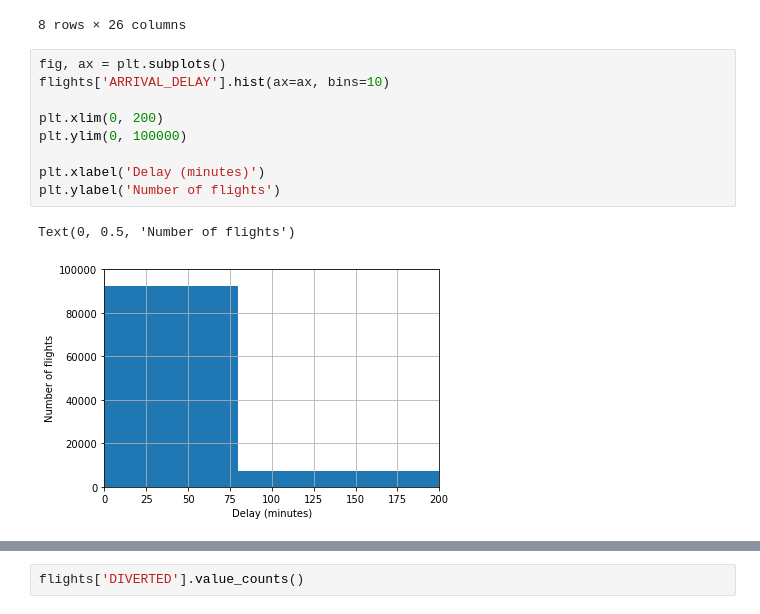
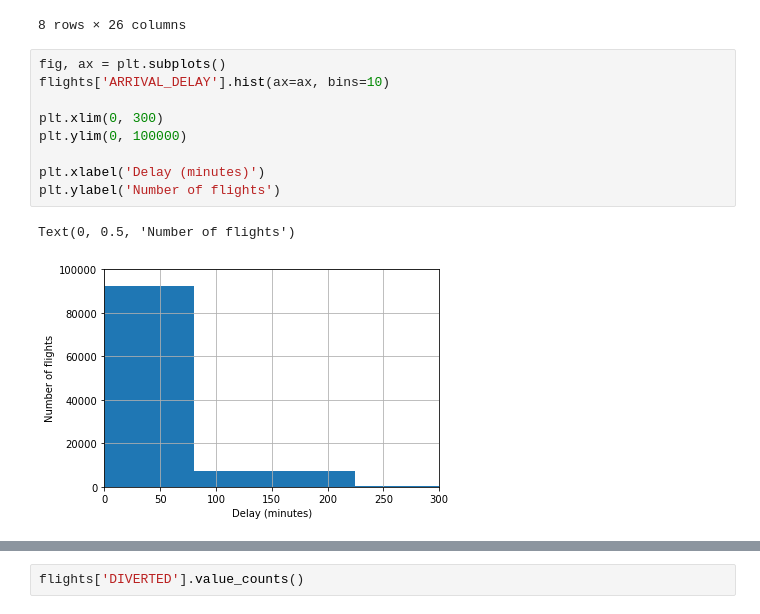
Before and after one commit to ujjwalprakash25/Flight_Delay_Prediction, a Jupyter notebook: Fights_mission04.ipynb, the cells around one changed output, grey strips where cells are left out. Cells and saved outputs as stored; diff of their text form.

```diff
--- a/Fights_mission04.ipynb
+++ b/Fights_mission04.ipynb
@@ -67,12 +67,12 @@ flights.describe()
 # %%
 fig, ax = plt.subplots()
 flights['ARRIVAL_DELAY'].hist(ax=ax, bins=10)
 
-plt.xlim(0, 200)
+plt.xlim(0, 300)
 plt.ylim(0, 100000)
 
 plt.xlabel('Delay (minutes)')
 plt.ylabel('Number of flights')
 # %% [output]
 Text(0, 0.5, 'Number of flights')
-[figure, old version]
+[figure, new version]
```
Also changed, not shown: parts of 3 cells of this notebook.
